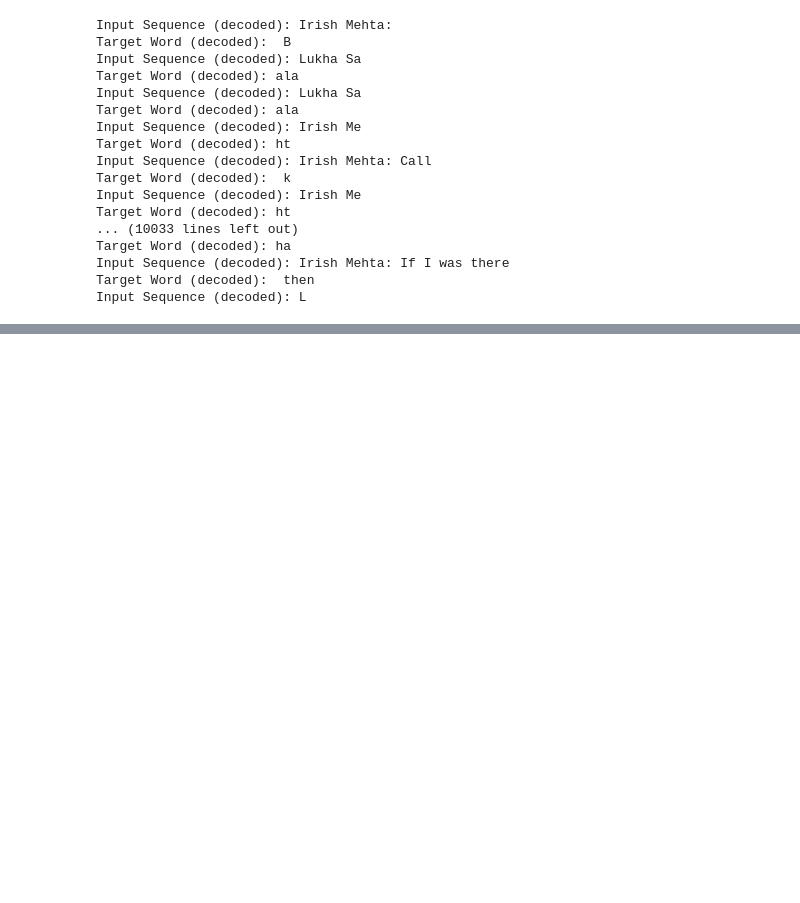
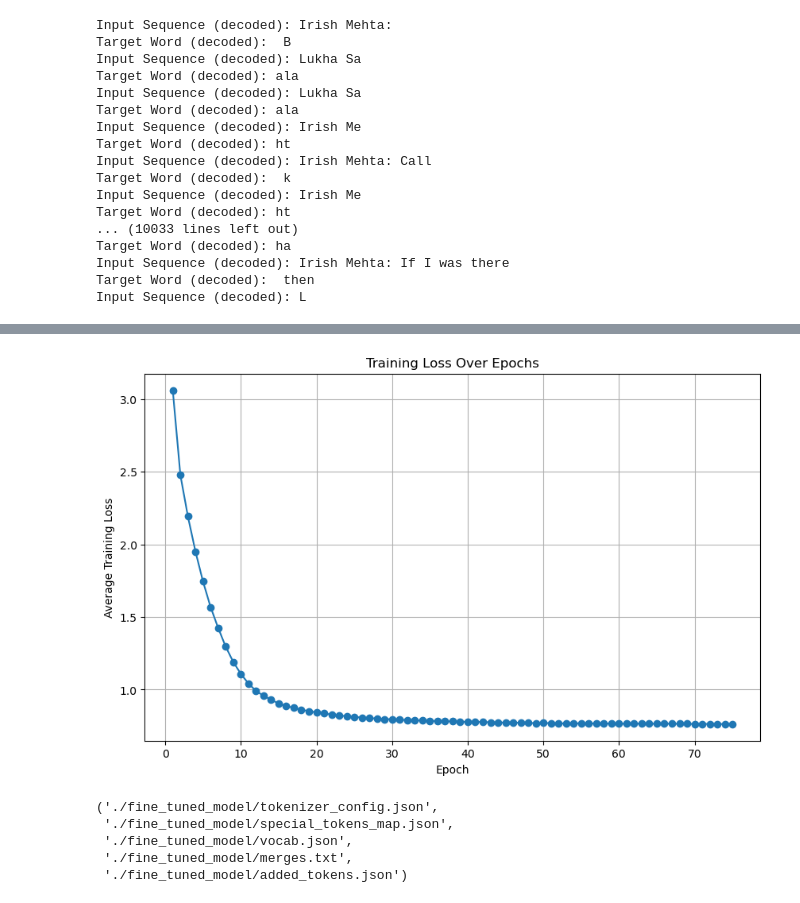
Before and after one commit to IrishMehta/MachineLearningFromScratch, a Jupyter notebook: Transformers Implementation.ipynb, the cells around one changed output, grey strips where cells are left out. Cells and saved outputs as stored; diff of their text form; code cells hidden in the pictures; blank space fills up the shorter version.

```diff
--- a/Transformers Implementation.ipynb
+++ b/Transformers Implementation.ipynb
@@ -594,0 +532,21 @@ NameError: name 'tokenizer' is not defined
+# %%
+
+# Plot training loss
+plt.figure(figsize=(10, 6))
+plt.plot(range(1, 75 + 1), epoch_losses, marker='o')
+plt.xlabel("Epoch")
+plt.ylabel("Average Training Loss")
+plt.title("Training Loss Over Epochs")
+plt.grid(True)
+plt.show()
+
+# Save the model
+model.save_pretrained("./fine_tuned_model")
+tokenizer.save_pretrained("./fine_tuned_model")
+# %% [output]
+[figure, added]
+('./fine_tuned_model/tokenizer_config.json',
+ './fine_tuned_model/special_tokens_map.json',
+ './fine_tuned_model/vocab.json',
+ './fine_tuned_model/merges.txt',
+ './fine_tuned_model/added_tokens.json')
```
Also changed, not shown: parts of 24 cells of this notebook, 2 other files.
